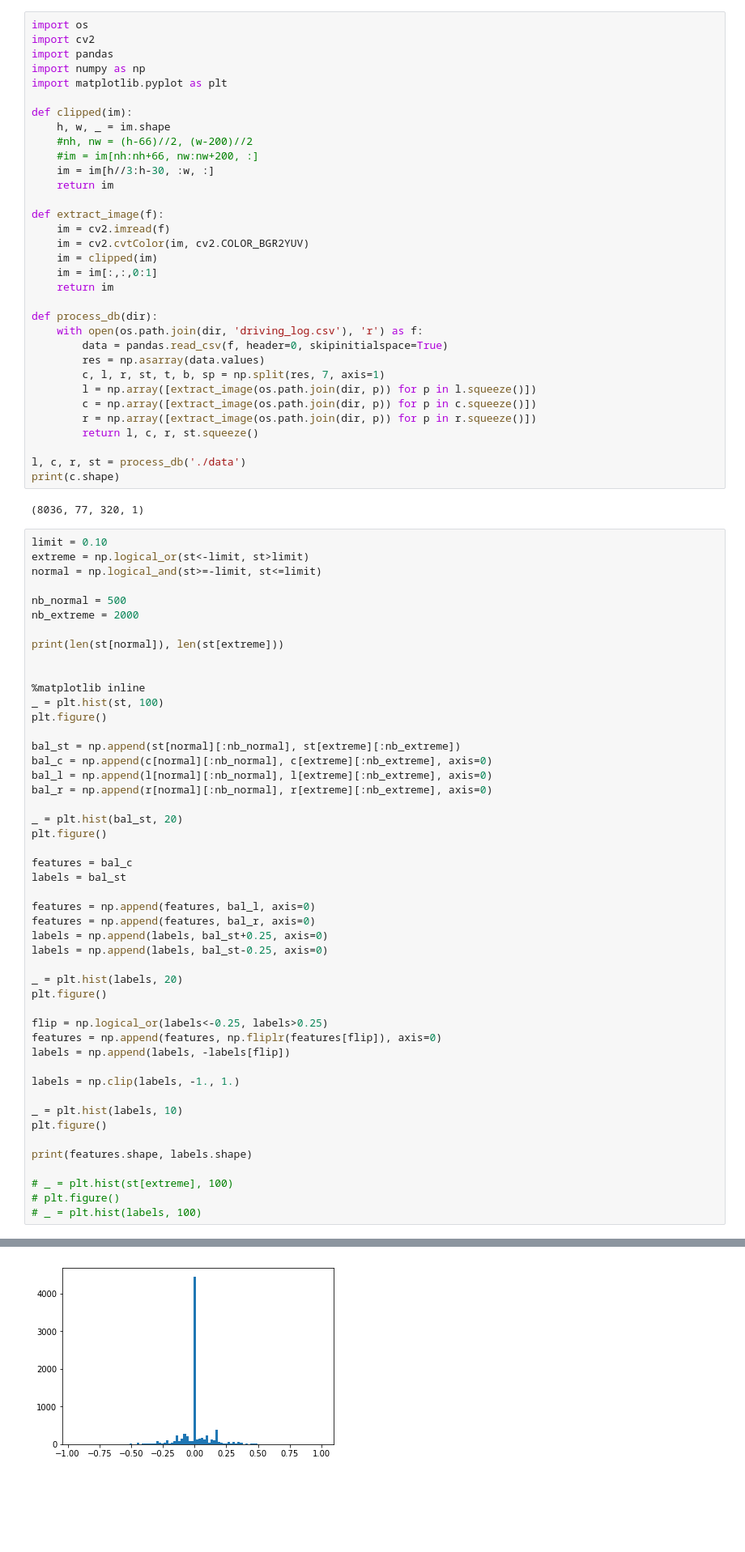
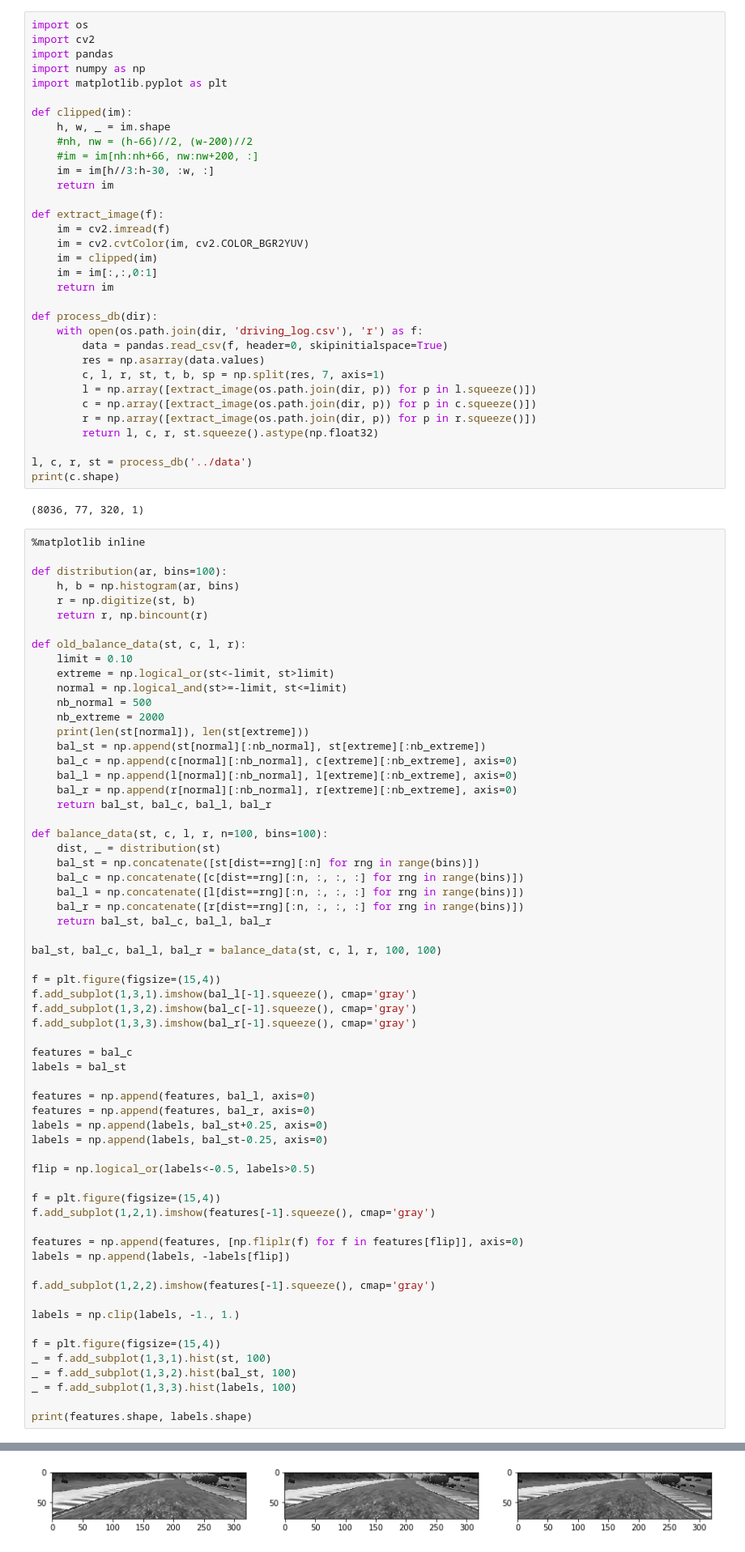
Before and after one commit to subhash/CarND-Behavioral-Cloning, a Jupyter notebook: behavioral-cloning.ipynb, the cells around one changed output, grey strips where cells are left out. Shown at 81% size. Saved outputs shown, nothing was run; the diff lists cells and outputs as text; blank space fills up the shorter version.

```diff
--- a/behavioral-cloning.ipynb
+++ b/behavioral-cloning.ipynb
@@ -27,34 +27,47 @@ def process_db(dir):
         l = np.array([extract_image(os.path.join(dir, p)) for p in l.squeeze()])
         c = np.array([extract_image(os.path.join(dir, p)) for p in c.squeeze()])
         r = np.array([extract_image(os.path.join(dir, p)) for p in r.squeeze()])
-        return l, c, r, st.squeeze()
+        return l, c, r, st.squeeze().astype(np.float32)
 
-l, c, r, st = process_db('./data')
+l, c, r, st = process_db('../data')
 print(c.shape)
 # %% [output]
 (8036, 77, 320, 1)
 # %%
-limit = 0.10
-extreme = np.logical_or(st<-limit, st>limit)
-normal = np.logical_and(st>=-limit, st<=limit)
+%matplotlib inline
 
-nb_normal = 500
-nb_extreme = 2000
+def distribution(ar, bins=100):
+    h, b = np.histogram(ar, bins)
+    r = np.digitize(st, b)
+    return r, np.bincount(r)
 
-print(len(st[normal]), len(st[extreme]))
+def old_balance_data(st, c, l, r):
+    limit = 0.10
+    extreme = np.logical_or(st<-limit, st>limit)
+    normal = np.logical_and(st>=-limit, st<=limit)
+    nb_normal = 500
+    nb_extreme = 2000
+    print(len(st[normal]), len(st[extreme]))
+    bal_st = np.append(st[normal][:nb_normal], st[extreme][:nb_extreme])
+    bal_c = np.append(c[normal][:nb_normal], c[extreme][:nb_extreme], axis=0)
+    bal_l = np.append(l[normal][:nb_normal], l[extreme][:nb_extreme], axis=0)
+    bal_r = np.append(r[normal][:nb_normal], r[extreme][:nb_extreme], axis=0)
+    return bal_st, bal_c, bal_l, bal_r
 
+def balance_data(st, c, l, r, n=100, bins=100):
+    dist, _ = distribution(st)
+    bal_st = np.concatenate([st[dist==rng][:n] for rng in range(bins)])
+    bal_c = np.concatenate([c[dist==rng][:n, :, :, :] for rng in range(bins)])
+    bal_l = np.concatenate([l[dist==rng][:n, :, :, :] for rng in range(bins)])
+    bal_r = np.concatenate([r[dist==rng][:n, :, :, :] for rng in range(bins)])
+    return bal_st, bal_c, bal_l, bal_r
 
-%matplotlib inline
-_ = plt.hist(st, 100)
-plt.figure()
+bal_st, bal_c, bal_l, bal_r = balance_data(st, c, l, r, 100, 100)
 
-bal_st = np.append(st[normal][:nb_normal], st[extreme][:nb_extreme])
-bal_c = np.append(c[normal][:nb_normal], c[extreme][:nb_extreme], axis=0)
-bal_l = np.append(l[normal][:nb_normal], l[extreme][:nb_extreme], axis=0)
-bal_r = np.append(r[normal][:nb_normal], r[extreme][:nb_extreme], axis=0)
-
-_ = plt.hist(bal_st, 20)
-plt.figure()
+f = plt.figure(figsize=(15,4))
+f.add_subplot(1,3,1).imshow(bal_l[-1].squeeze(), cmap='gray')
+f.add_subplot(1,3,2).imshow(bal_c[-1].squeeze(), cmap='gray')
+f.add_subplot(1,3,3).imshow(bal_r[-1].squeeze(), cmap='gray')
 
 features = bal_c
 labels = bal_st
@@ -64,21 +77,22 @@ features = np.append(features, bal_r, axis=0)
 labels = np.append(labels, bal_st+0.25, axis=0)
 labels = np.append(labels, bal_st-0.25, axis=0)
 
-_ = plt.hist(labels, 20)
-plt.figure()
+flip = np.logical_or(labels<-0.5, labels>0.5)
 
-flip = np.logical_or(labels<-0.25, labels>0.25)
-features = np.append(features, np.fliplr(features[flip]), axis=0)
+f = plt.figure(figsize=(15,4))
+f.add_subplot(1,2,1).imshow(features[-1].squeeze(), cmap='gray')
+
+features = np.append(features, [np.fliplr(f) for f in features[flip]], axis=0)
 labels = np.append(labels, -labels[flip])
+
+f.add_subplot(1,2,2).imshow(features[-1].squeeze(), cmap='gray')
 
 labels = np.clip(labels, -1., 1.)
 
-_ = plt.hist(labels, 10)
-plt.figure()
+f = plt.figure(figsize=(15,4))
+_ = f.add_subplot(1,3,1).hist(st, 100)
+_ = f.add_subplot(1,3,2).hist(bal_st, 100)
+_ = f.add_subplot(1,3,3).hist(labels, 100)
 
 print(features.shape, labels.shape)
-
-# _ = plt.hist(st[extreme], 100)
-# plt.figure()
-# _ = plt.hist(labels, 100)
 # %% [output]
@@ -87 +100 @@ print(features.shape, labels.shape)
-[figure, old version]
+[figure, new version]
```
Also changed, not shown: parts of 4 cells of this notebook.
